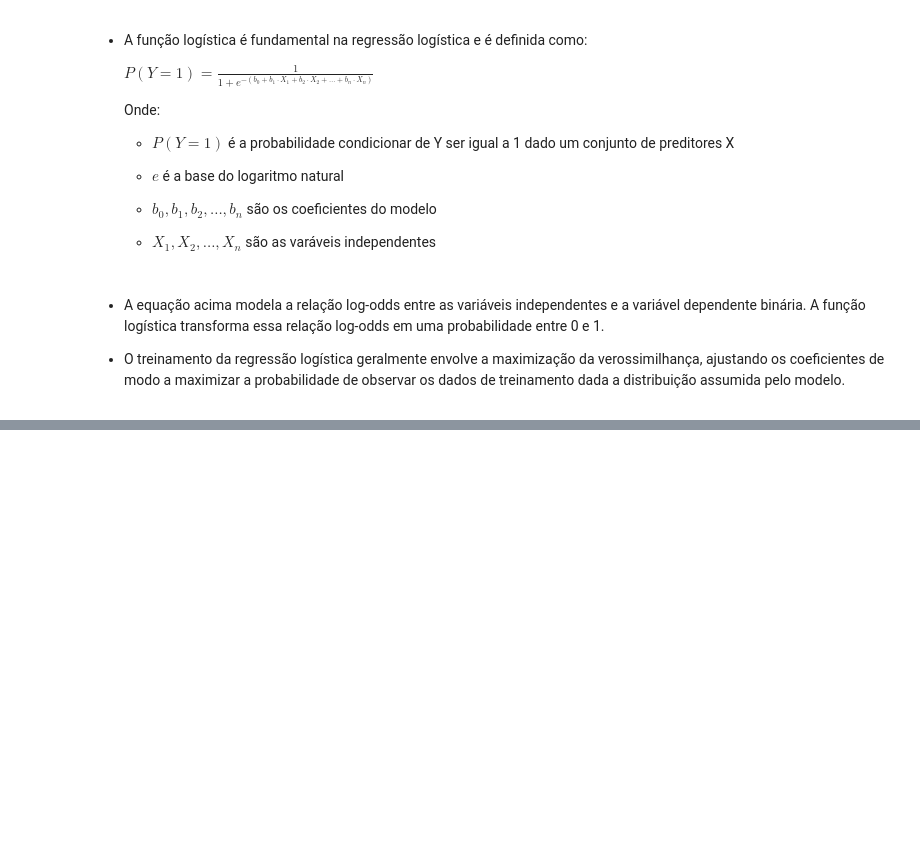
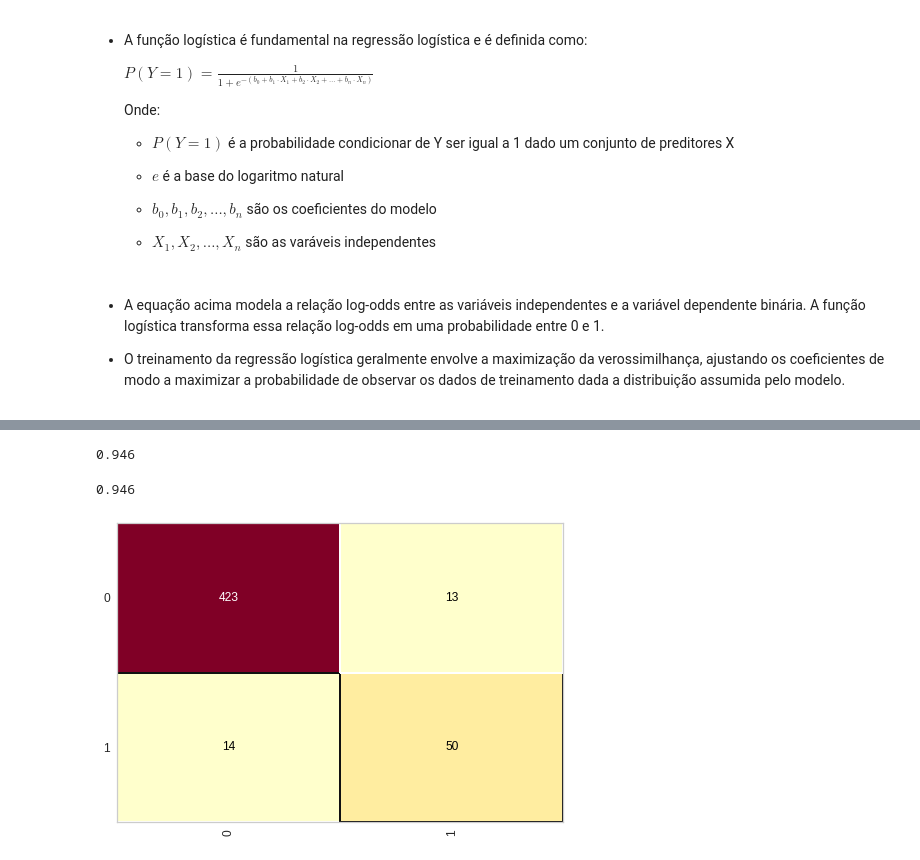
Before and after one commit to CarlosAraujo7/Machine-Learning-Study, a Jupyter notebook: Data Science and Machine Learning.ipynb, the cells around one changed output, grey strips where cells are left out. Drawn from its saved outputs; the diff is of its cells as text; code cells hidden in the pictures; blank space fills up the shorter version.

```diff
--- a/Data Science and Machine Learning.ipynb
+++ b/Data Science and Machine Learning.ipynb
@@ -882,0 +1681,3 @@ print(classification_report(Y_census_teste, previsao))
+# %%
+logistic_credit = LogisticRegression(random_state=1)
+logistic_credit.fit(X_credit_treinamento, Y_credit_treinamento)
@@ -882,0 +1715,11 @@ print(classification_report(Y_census_teste, previsao))
+# %%
+accuracy_score(Y_credit_teste, previsoes)
+# %% [output]
+0.946
+# %%
+cm = ConfusionMatrix(logistic_credit)
+cm.fit(X_credit_treinamento, Y_credit_treinamento)
+cm.score(X_credit_teste, Y_credit_teste)
+# %% [output]
+0.946
+[figure, added]
```
Also changed, not shown: parts of 167 cells of this notebook.
